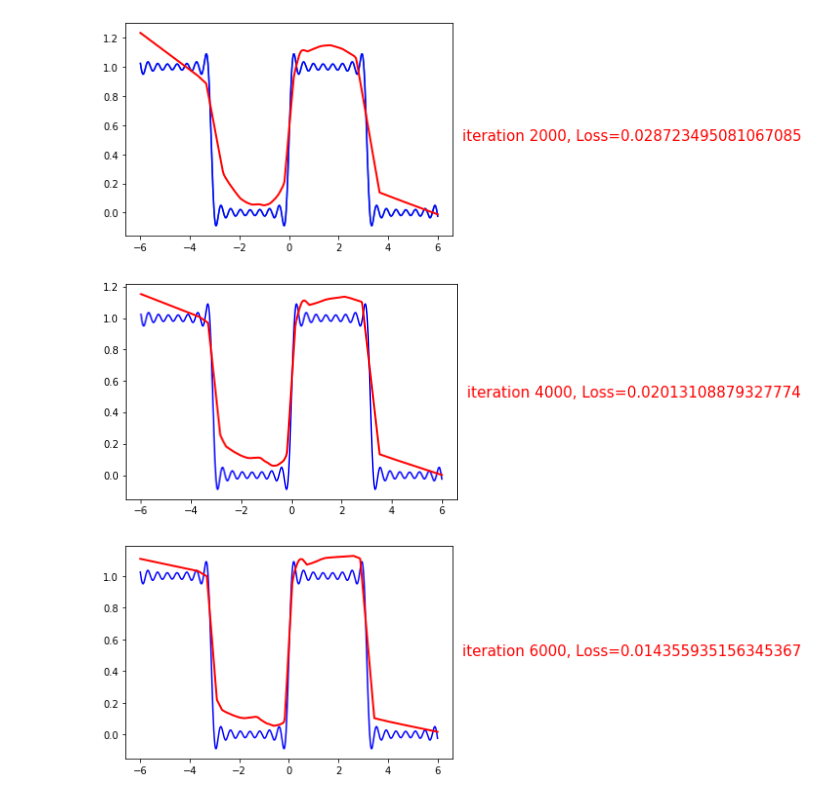
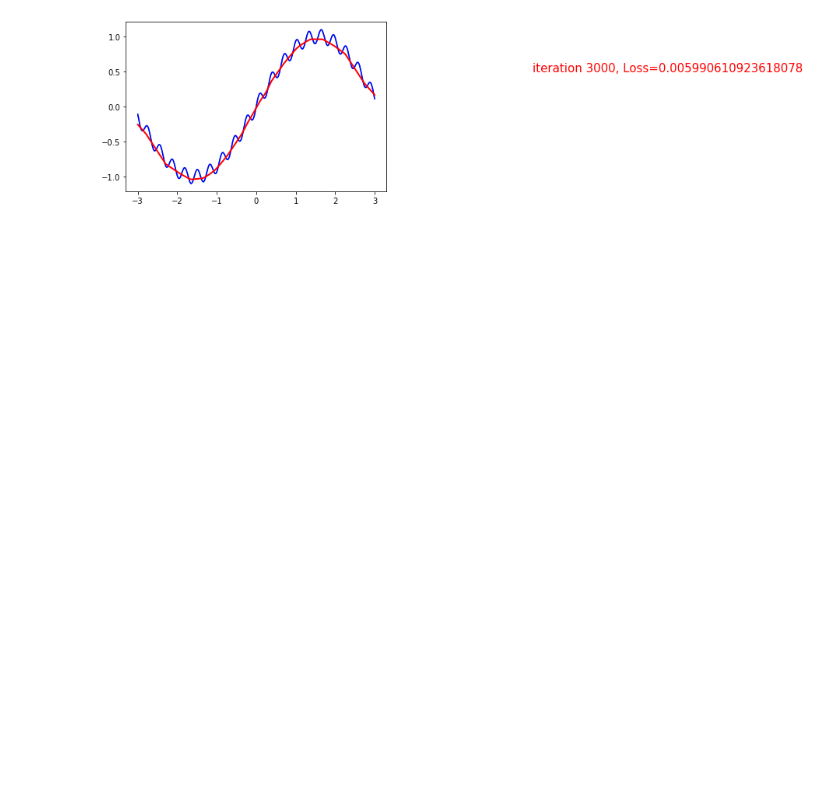
Before and after one commit to genglinliu/NTK-study, a Jupyter notebook: training_NN.ipynb, the cells around one changed output. Cells and saved outputs as stored; diff of their text form; code cells hidden in the pictures; blank space fills up the shorter version.

```diff
--- a/training_NN.ipynb
+++ b/training_NN.ipynb
@@ -8,9 +8,9 @@ import torch.nn as nn
 import torch.nn.functional as F
 # %%
 # pytorch only takes 2d x input so we use unsqueeze to insert a dimension of size one
-def sum_of_sines(a=-3.9, b=8.7):
+def sum_of_sines(a=1, b=20, w=0.1):
     x = torch.unsqueeze(torch.linspace(-3,3,1000), dim=1)
-    y = (torch.sin(a*x) + torch.sin(b*x))
+    y = (torch.sin(a*x) + w*torch.sin(b*x))
 
     # plot
     plt.plot(x.data.numpy(),y.data.numpy())
@@ -87,29 +85,27 @@ def train(x, y, activation_1='relu', activation_2='relu'):
     optimizer = torch.optim.SGD(net.parameters(), lr=0.1)
     loss_func = torch.nn.MSELoss()
 
-    for t in tqdm(range(6000)):
+    for t in tqdm(range(3000)):
         prediction = net(x, activation_1, activation_2)
-        prediction = torch.squeeze(prediction)
+#         prediction = torch.squeeze(prediction)
         loss = loss_func(prediction, y)
 
         optimizer.zero_grad()
         loss.backward()
         optimizer.step()
 
-        if (t+1) % 2000 == 0:
+        if (t+1) % 3000 == 0:
             # plot and show learning process
             print()
-            plt.plot(xs.data, ys.data, 'b')
-            plt.plot(xs.data, prediction.data, 'r-', lw=2)
+            plt.plot(x.data, y.data, 'b')
+            plt.plot(x.data, prediction.data, 'r-', lw=2)
             plt.text(7.0, 0.5, f'iteration {t+1}, Loss={loss.data}', fontdict={'size': 15, 'color':  'red'})
             plt.pause(0.1)
 # %%
-x, y = square_wave()
+x, y = sum_of_sines()
 train(x, y, activation_1='relu', activation_2='relu')
 # %% [output]
-[figure, old version]
+[figure, new version]
-[figure, removed]
-[figure, removed]
 # %%
 train(x, y, activation_1='relu', activation_2='sin')
 # %% [output]
```
Also changed, not shown: parts of 5 cells of this notebook.
